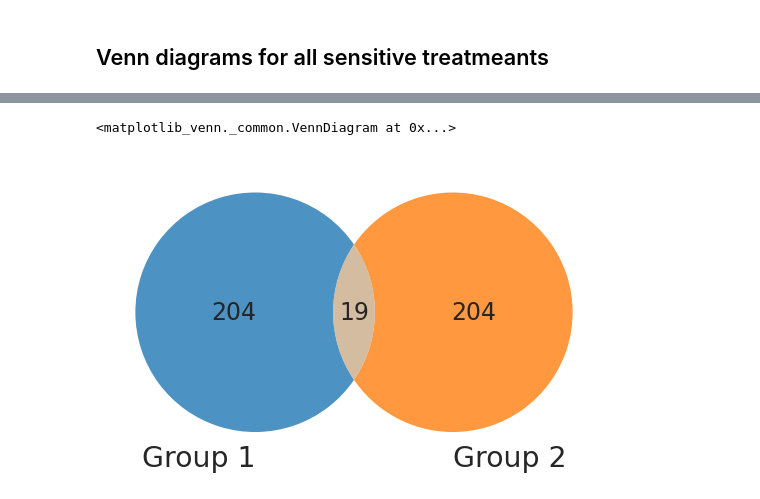
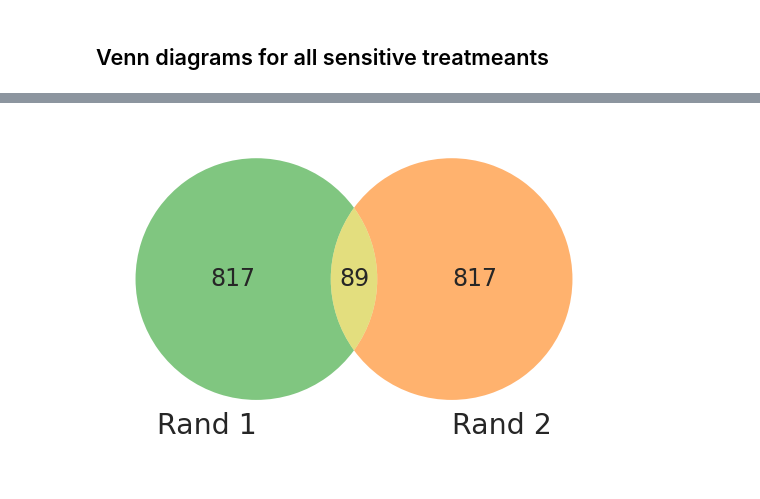
Before and after one commit to zaritskylab/AnomalyDetectionScreening, a Jupyter notebook: 1.evaluate_screen/percantage_replicating.ipynb, the cells around one changed output, grey strips where cells are left out. Drawn from its saved outputs; the diff is of its cells as text; code cells hidden in the pictures.

```diff
--- a/1.evaluate_screen/percantage_replicating.ipynb
+++ b/1.evaluate_screen/percantage_replicating.ipynb
@@ -36,7 +36,7 @@ ds_info_dict={'CDRP':['CDRP-BBBC047-Bray',['Metadata_Sample_Dose','pert_sample_d
 # dataset options: 'CDRP' , 'LUAD', 'TAORF', 'LINCS', 'CDRP-bio'
 # datasets=['TAORF','LUAD','LINCS', 'CDRP-bio']
 datasets=['CDRP-bio']
-# datasets=['LINCS']
+datasets=['LINCS']
 dataset= datasets[0]
 # DT_kfold={'LUAD':10, 'TAORF':5, 'LINCS':25, 'CDRP-bio':6,'CDRP':40}
 exp_name = 'report_911_t'
@@ -45,8 +45,8 @@ normalize_by_all = True
 # from IPython.display import clear_output
 ################################################
 # CP Profile Type options: 'augmented', 'augmented_after_fs' , 'normalized', 'normalized_variable_selected'
-# profileType='augmented'
-profileType ='normalized_variable_selected'
+profileType='augmented'
+# profileType ='normalized_variable_selected'
 
 z_trim = 10
 t_thresholds = [2]
@@ -779,20 +726,19 @@ len(inds[m_names[0]])
 # %%
 import numpy as np
 from matplotlib_venn import venn2
 
 # Generate random data
 total_samples = len(percantage_replicating_df_non_melt)
 group1_samples = np.random.choice(total_samples, size=int(total_samples*0.1), replace=False)
 group2_samples = np.random.choice(total_samples, size=int(total_samples*0.1), replace=False)
 
 # Create Venn diagram
-venn2([set(group1_samples), set(group2_samples)], set_labels=('Group 1', 'Group 2'), set_colors=("tab:blue","tab:orange"),alpha=0.8)
+venn2([set(group1_samples), set(group2_samples)], set_labels=('Rand 1', 'Rand 2'),set_colors=("tab:green","tab:orange"),alpha=0.6)
 
 path= f'{exp_save_dir}/p_val_venn_randomized.png'
-fig.get_figure().savefig(path)
+plt.savefig(path)
 # %% [output]
-<matplotlib_venn._common.VennDiagram at 0x...>
-[figure, old version]
+[figure, new version]
 # %%
 percantage_replicating_df_non_melt.head()
 # %% [output]
```
Also changed, not shown: parts of 29 cells of this notebook, 30 other files.
